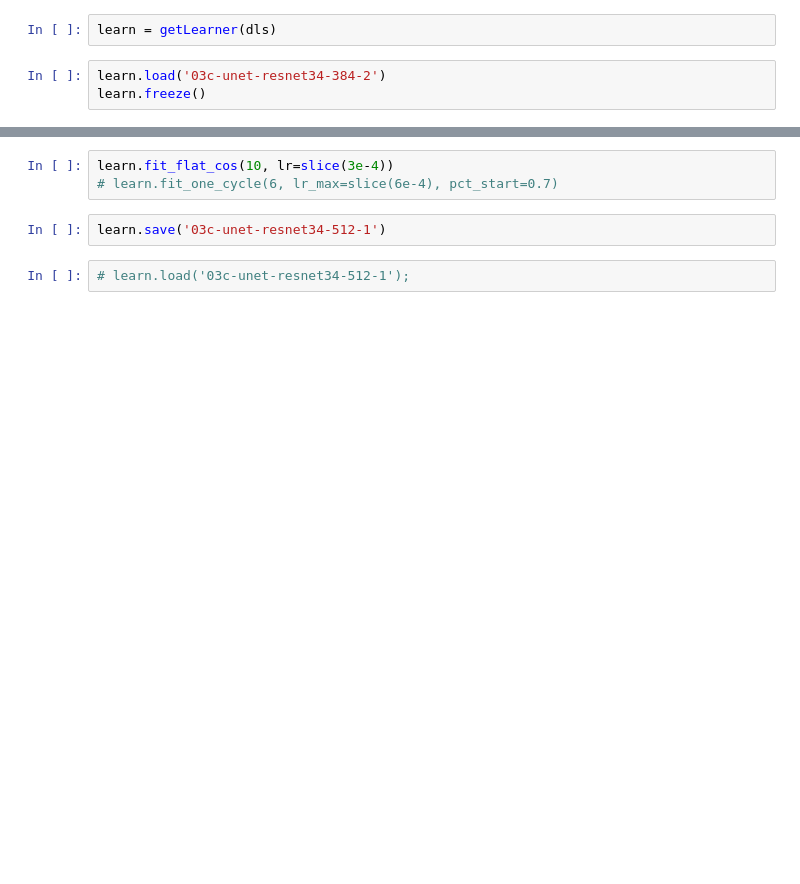
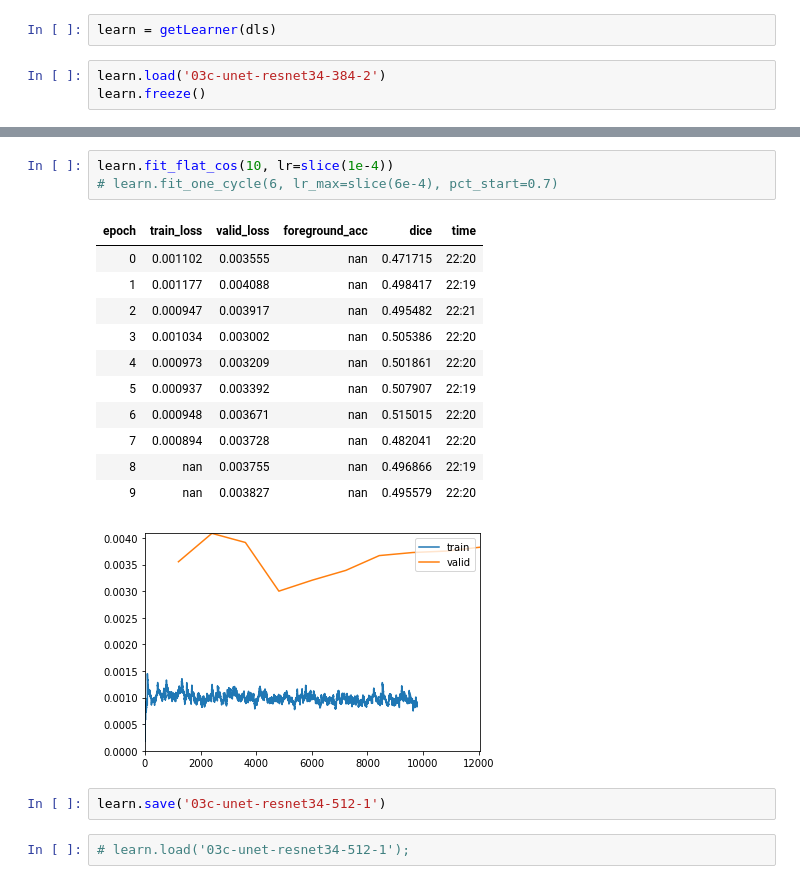
Before and after one commit to mrkcmd/bualabs, a Jupyter notebook: nbs/03c_image_segmentation_siim_acr_pneumothorax_fastai2.ipynb, the cells around one changed output, grey strips where cells are left out. Saved outputs shown, nothing was run; the diff lists cells and outputs as text; blank space fills up the shorter version.

```diff
--- a/nbs/03c_image_segmentation_siim_acr_pneumothorax_fastai2.ipynb
+++ b/nbs/03c_image_segmentation_siim_acr_pneumothorax_fastai2.ipynb
@@ -744,6 +753,19 @@ learn.lr_find()
 # %%
-learn.fit_flat_cos(10, lr=slice(3e-4))
+learn.fit_flat_cos(10, lr=slice(1e-4))
 # learn.fit_one_cycle(6, lr_max=slice(6e-4), pct_start=0.7)
+# %% [output]
+| epoch | train_loss | valid_loss | foreground_acc | dice | time |
+| 0 | 0.001102 | 0.003555 | nan | 0.471715 | 22:20 |
+| 1 | 0.001177 | 0.004088 | nan | 0.498417 | 22:19 |
+| 2 | 0.000947 | 0.003917 | nan | 0.495482 | 22:21 |
+| 3 | 0.001034 | 0.003002 | nan | 0.505386 | 22:20 |
+| 4 | 0.000973 | 0.003209 | nan | 0.501861 | 22:20 |
+| 5 | 0.000937 | 0.003392 | nan | 0.507907 | 22:19 |
+| 6 | 0.000948 | 0.003671 | nan | 0.515015 | 22:20 |
+| 7 | 0.000894 | 0.003728 | nan | 0.482041 | 22:20 |
+| 8 | nan | 0.003755 | nan | 0.496866 | 22:19 |
+| 9 | nan | 0.003827 | nan | 0.495579 | 22:20 |
+[figure, added]
 # %%
 learn.save('03c-unet-resnet34-512-1')
 # %%
```
Also changed, not shown: parts of 8 cells of this notebook.
